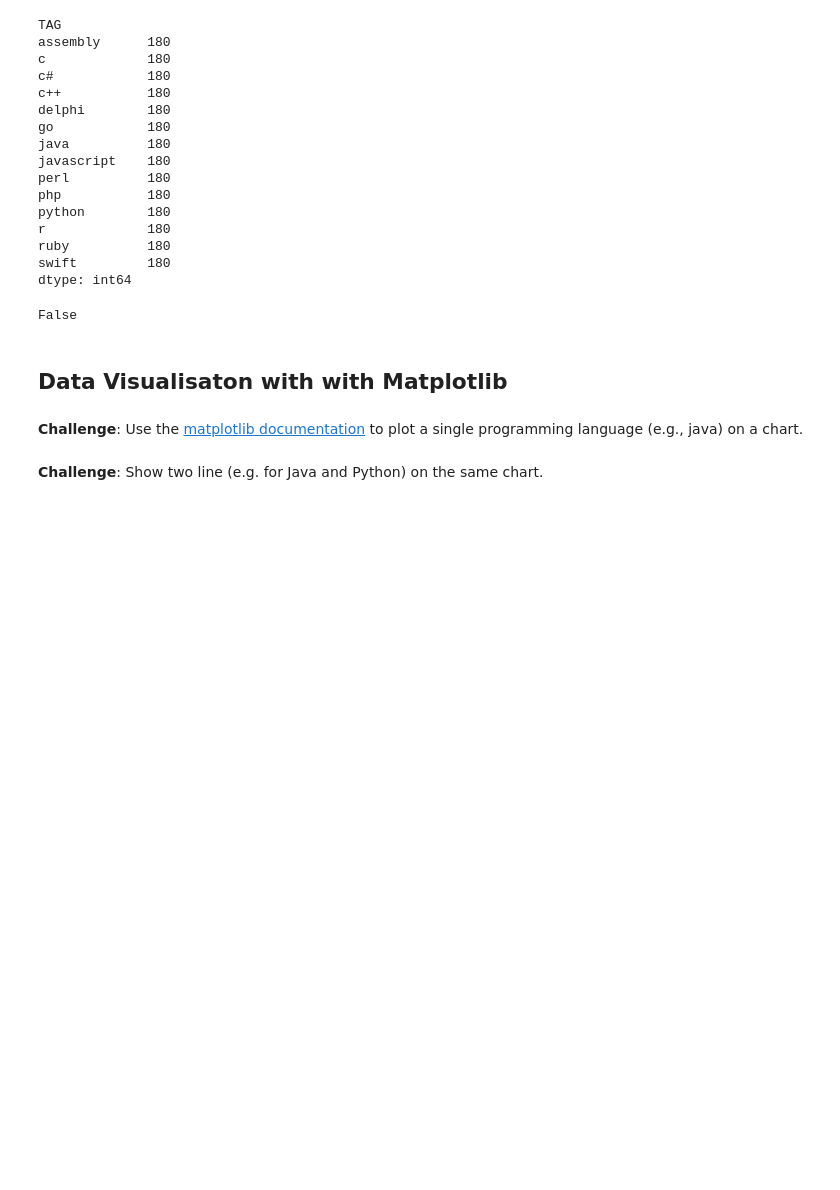
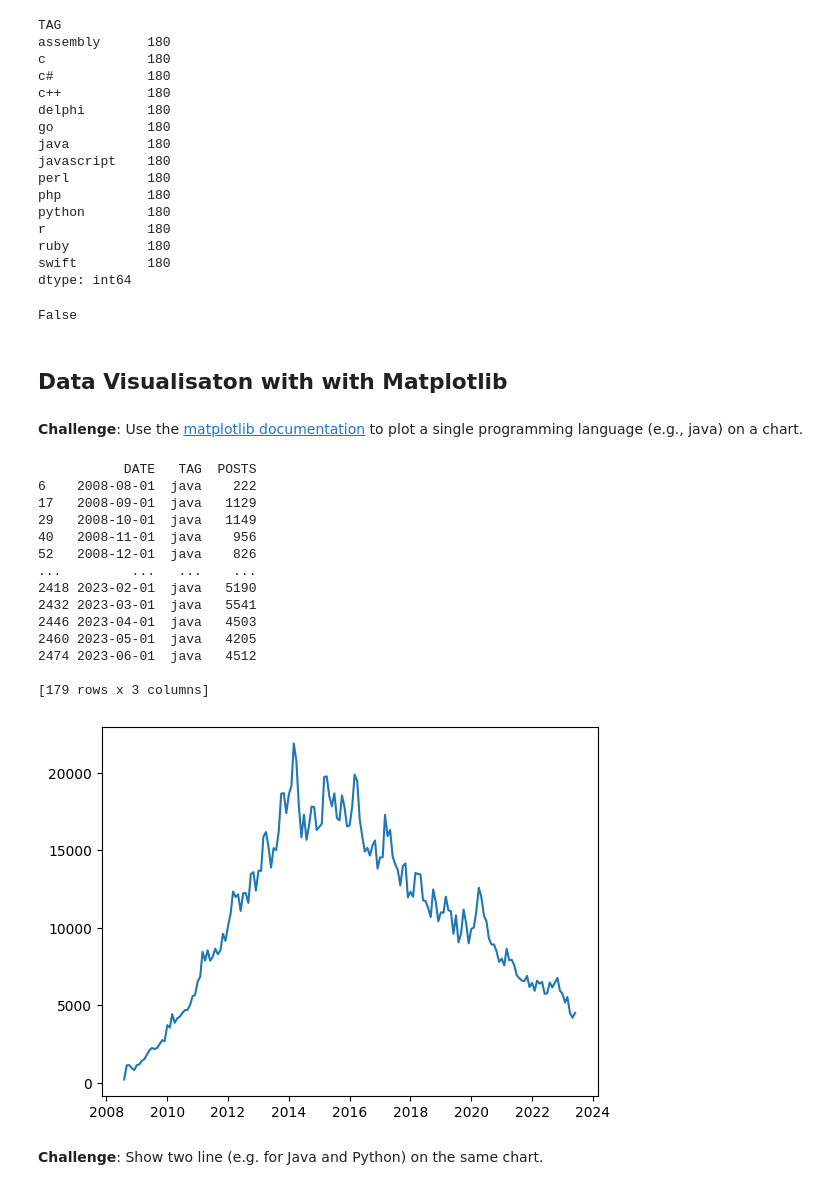
Before and after one commit to benjyl/100_day_code, a Jupyter notebook: day 72 - Matplotlib Visualisation/Programming_Languages_(start).ipynb, the cells around one changed output. Cells and saved outputs as stored; diff of their text form; code cells hidden in the pictures; blank space fills up the shorter version.

Commit message:
complete data visualisation lesson

```diff
--- a/day 72 - Matplotlib Visualisation/Programming_Languages_(start).ipynb
+++ b/day 72 - Matplotlib Visualisation/Programming_Languages_(start).ipynb
@@ -243,5 +244,28 @@ False
 ## Data Visualisaton with with Matplotlib
 # %% [markdown]
 **Challenge**: Use the [matplotlib documentation](https://matplotlib.org/3.2.1/api/_as_gen/matplotlib.pyplot.plot.html#matplotlib.pyplot.plot) to plot a single programming language (e.g., java) on a chart.
+# %%
+java = df.loc[df["TAG"]=="java"]
+print(java)
+# Two methods
+# Method 1:
+plt.plot(java["DATE"], java["POSTS"])
+plt.show()
+# %% [output]
+           DATE   TAG  POSTS
+6    2008-08-01  java    222
+17   2008-09-01  java   1129
+29   2008-10-01  java   1149
+40   2008-11-01  java    956
+52   2008-12-01  java    826
+...         ...   ...    ...
+2418 2023-02-01  java   5190
+2432 2023-03-01  java   5541
+2446 2023-04-01  java   4503
+2460 2023-05-01  java   4205
+2474 2023-06-01  java   4512
+
+[179 rows x 3 columns]
+[figure, added]
 # %% [markdown]
 **Challenge**: Show two line (e.g. for Java and Python) on the same chart.
```
Also changed, not shown: parts of 2 cells of this notebook.
